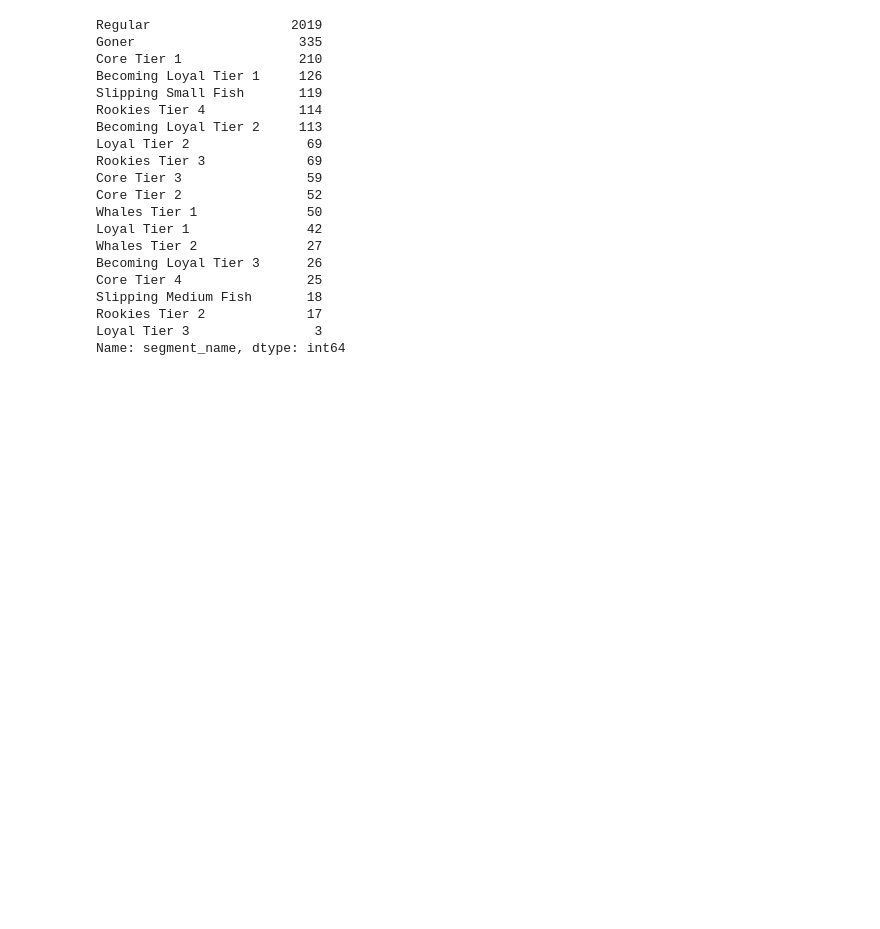
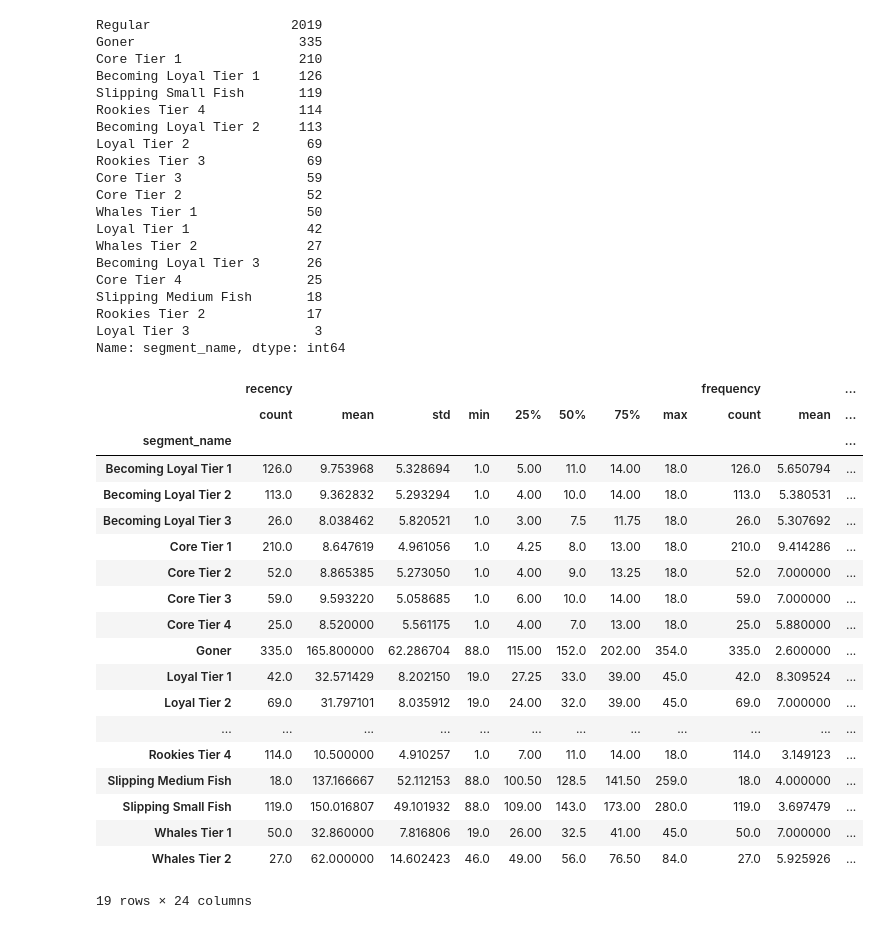
Before and after one commit to jeremychiaa/kpmg-virtual-internship, a Jupyter notebook: main_script.ipynb, the cells around one changed output. Saved outputs shown, nothing was run; the diff lists cells and outputs as text; code cells hidden in the pictures; blank space fills up the shorter version.

Commit message:
customer segmentation summary statistics

```diff
--- a/main_script.ipynb
+++ b/main_script.ipynb
@@ -871,3 +871,27 @@ Slipping Medium Fish       18
 Rookies Tier 2             17
 Loyal Tier 3                3
 Name: segment_name, dtype: int64
+# %%
+# Customer segmentation summary statistics
+rfm.groupby("segment_name").describe()
+# %% [output]
+|  | recency |  |  |  |  |  |  |  | frequency |  | ... |
+|  | count | mean | std | min | 25% | 50% | 75% | max | count | mean | ... |
+| segment_name |  |  |  |  |  |  |  |  |  |  | ... |
+| Becoming Loyal Tier 1 | 126.0 | 9.753968 | 5.328694 | 1.0 | 5.00 | 11.0 | 14.00 | 18.0 | 126.0 | 5.650794 | ... |
+| Becoming Loyal Tier 2 | 113.0 | 9.362832 | 5.293294 | 1.0 | 4.00 | 10.0 | 14.00 | 18.0 | 113.0 | 5.380531 | ... |
+| Becoming Loyal Tier 3 | 26.0 | 8.038462 | 5.820521 | 1.0 | 3.00 | 7.5 | 11.75 | 18.0 | 26.0 | 5.307692 | ... |
+| Core Tier 1 | 210.0 | 8.647619 | 4.961056 | 1.0 | 4.25 | 8.0 | 13.00 | 18.0 | 210.0 | 9.414286 | ... |
+| Core Tier 2 | 52.0 | 8.865385 | 5.273050 | 1.0 | 4.00 | 9.0 | 13.25 | 18.0 | 52.0 | 7.000000 | ... |
+| Core Tier 3 | 59.0 | 9.593220 | 5.058685 | 1.0 | 6.00 | 10.0 | 14.00 | 18.0 | 59.0 | 7.000000 | ... |
+| Core Tier 4 | 25.0 | 8.520000 | 5.561175 | 1.0 | 4.00 | 7.0 | 13.00 | 18.0 | 25.0 | 5.880000 | ... |
+| Goner | 335.0 | 165.800000 | 62.286704 | 88.0 | 115.00 | 152.0 | 202.00 | 354.0 | 335.0 | 2.600000 | ... |
+| Loyal Tier 1 | 42.0 | 32.571429 | 8.202150 | 19.0 | 27.25 | 33.0 | 39.00 | 45.0 | 42.0 | 8.309524 | ... |
+| Loyal Tier 2 | 69.0 | 31.797101 | 8.035912 | 19.0 | 24.00 | 32.0 | 39.00 | 45.0 | 69.0 | 7.000000 | ... |
+| ... | ... | ... | ... | ... | ... | ... | ... | ... | ... | ... | ... |
+| Rookies Tier 4 | 114.0 | 10.500000 | 4.910257 | 1.0 | 7.00 | 11.0 | 14.00 | 18.0 | 114.0 | 3.149123 | ... |
+| Slipping Medium Fish | 18.0 | 137.166667 | 52.112153 | 88.0 | 100.50 | 128.5 | 141.50 | 259.0 | 18.0 | 4.000000 | ... |
+| Slipping Small Fish | 119.0 | 150.016807 | 49.101932 | 88.0 | 109.00 | 143.0 | 173.00 | 280.0 | 119.0 | 3.697479 | ... |
+| Whales Tier 1 | 50.0 | 32.860000 | 7.816806 | 19.0 | 26.00 | 32.5 | 41.00 | 45.0 | 50.0 | 7.000000 | ... |
+| Whales Tier 2 | 27.0 | 62.000000 | 14.602423 | 46.0 | 49.00 | 56.0 | 76.50 | 84.0 | 27.0 | 5.925926 | ... |
+19 rows × 24 columns
```
